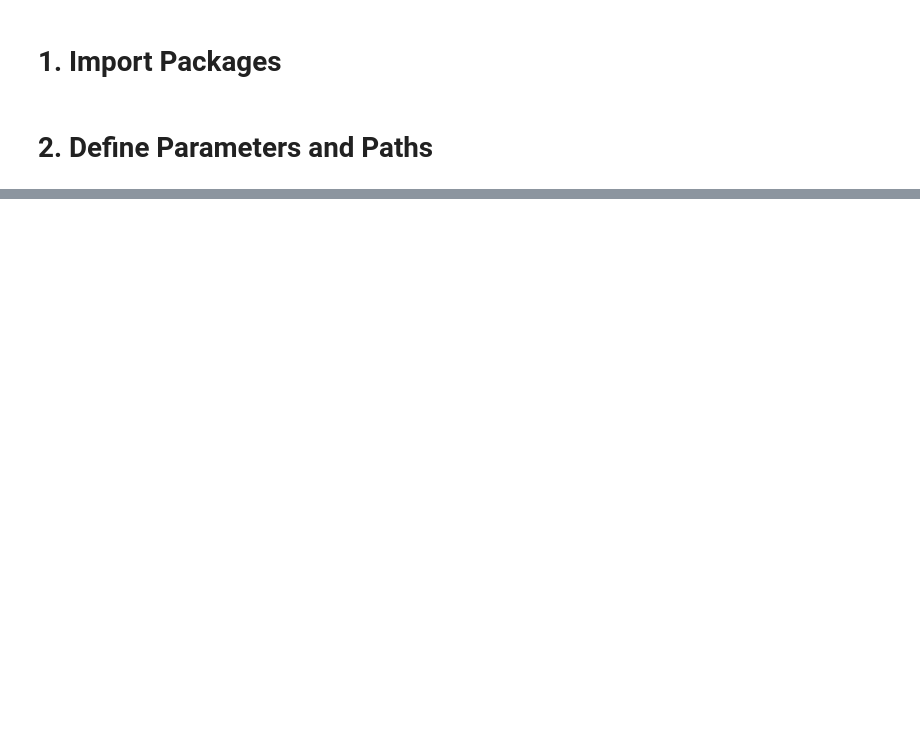
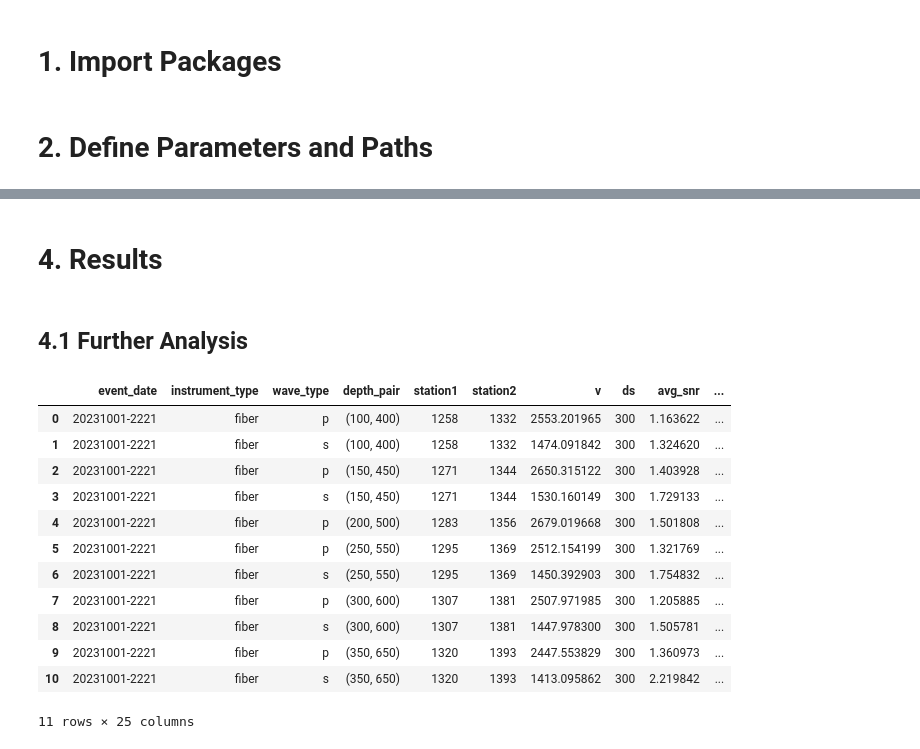
Before and after one commit to lu6562lu/fiberQ_project, a Jupyter notebook: notebooks/run_analysis.ipynb, the cells around one changed output, grey strips where cells are left out. Drawn from its saved outputs; the diff is of its cells as text; code cells hidden in the pictures; blank space fills up the shorter version.

```diff
--- a/notebooks/run_analysis.ipynb
+++ b/notebooks/run_analysis.ipynb
@@ -22,22 +48,25 @@ depth_pair = (100, 300)     # depth
 # %%
-result = analyze_event(
-    event_date=event_date,
-    data_path=data_path,
-    output_path=output_path,
-    instrument_type=instrument_type,
-    wave_type=wave_type,
-    depth_pair=depth_pair,
-    plot=True
-)
+df = None
+for event_date, depth_pair, instrument_type, wave_type in tqdm(param_combinations, desc="Processing"):
+    try:
+        result = analyze_event(
+            event_date=event_date,
+            data_path=data_path,
+            output_path=output_path,
+            instrument_type=instrument_type,
+            wave_type=wave_type,
+            depth_pair=depth_pair,
+            plot=True
+        )
 
+        result['event_date'] = event_date
+        result['depth_pair'] = str(depth_pair)
+        result['instrument_type'] = instrument_type
+        result['wave_type'] = wave_type
 
-pprint.pprint(result)
-
-print("Q (原始方法):", result['Q_value_ori'], "+", result['Q_error_ori_pos'], "-", result['Q_error_ori_neg'])
-print("Q (重取樣):", result['Q_value_re'], "+", result['Q_error_re_pos'], "-", result['Q_error_re_neg'])
-print("Q (omega擬合):", result['Q_value'], "+", result['Q_error_pos'], "-", result['Q_error_neg'])
-print("原始法圖檔:", result.get('original_full_png'))
-print("重取樣圖檔:", result.get('resample_ratio_png'))
-print("omega-square圖檔:", result.get('omega_full_png'))
+        df = append_result_to_df(result, df)
+        display(df)
+    except Exception as e:
+        print(f"Error with {event_date}, {depth_pair}, {instrument_type}, {wave_type}: {e}")
 # %% [output]
 [FIBER] 100m → #1258 (misfit: 2.0m)
@@ -89,0 +159,2 @@ omega-square圖檔: ../results/20231001-2221/fiber-s/(100, 300)/omega_full_combi
+# %% [markdown]
+# 4. Results
@@ -89,0 +169,18 @@ omega-square圖檔: ../results/20231001-2221/fiber-s/(100, 300)/omega_full_combi
+# %% [markdown]
+## 4.1 Further Analysis
+# %%
+df
+# %% [output]
+|  | event_date | instrument_type | wave_type | depth_pair | station1 | station2 | v | ds | avg_snr | ... |
+| 0 | 20231001-2221 | fiber | p | (100, 400) | 1258 | 1332 | 2553.201965 | 300 | 1.163622 | ... |
+| 1 | 20231001-2221 | fiber | s | (100, 400) | 1258 | 1332 | 1474.091842 | 300 | 1.324620 | ... |
+| 2 | 20231001-2221 | fiber | p | (150, 450) | 1271 | 1344 | 2650.315122 | 300 | 1.403928 | ... |
+| 3 | 20231001-2221 | fiber | s | (150, 450) | 1271 | 1344 | 1530.160149 | 300 | 1.729133 | ... |
+| 4 | 20231001-2221 | fiber | p | (200, 500) | 1283 | 1356 | 2679.019668 | 300 | 1.501808 | ... |
+| 5 | 20231001-2221 | fiber | p | (250, 550) | 1295 | 1369 | 2512.154199 | 300 | 1.321769 | ... |
+| 6 | 20231001-2221 | fiber | s | (250, 550) | 1295 | 1369 | 1450.392903 | 300 | 1.754832 | ... |
+| 7 | 20231001-2221 | fiber | p | (300, 600) | 1307 | 1381 | 2507.971985 | 300 | 1.205885 | ... |
+| 8 | 20231001-2221 | fiber | s | (300, 600) | 1307 | 1381 | 1447.978300 | 300 | 1.505781 | ... |
+| 9 | 20231001-2221 | fiber | p | (350, 650) | 1320 | 1393 | 2447.553829 | 300 | 1.360973 | ... |
+| 10 | 20231001-2221 | fiber | s | (350, 650) | 1320 | 1393 | 1413.095862 | 300 | 2.219842 | ... |
+11 rows × 25 columns
```
Also changed, not shown: parts of 7 cells of this notebook.
